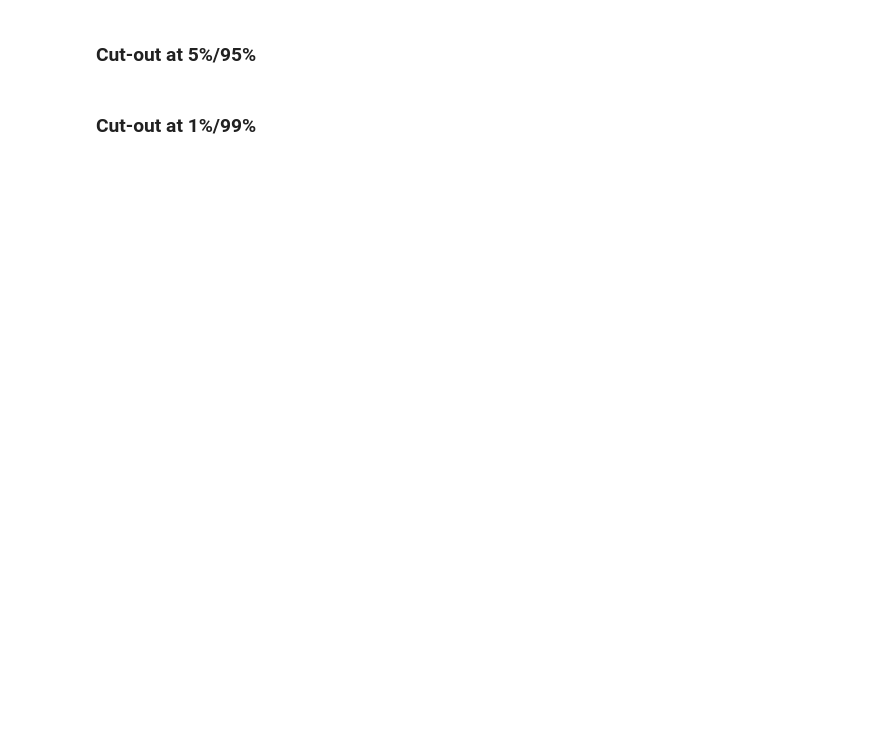
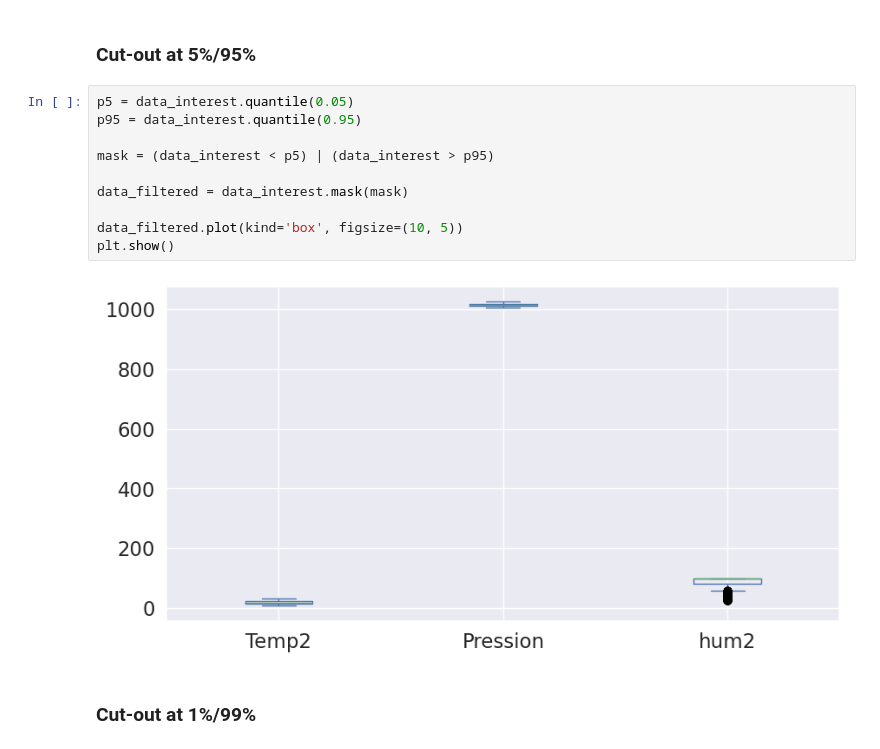
Before and after one commit to ZhangSanbaoo/School_Things, a Jupyter notebook: Dclean/exercise_outliers_meteo_data.ipynb, the cells around one changed output. Drawn from its saved outputs; the diff is of its cells as text; blank space fills up the shorter version.

```diff
--- a/Dclean/exercise_outliers_meteo_data.ipynb
+++ b/Dclean/exercise_outliers_meteo_data.ipynb
@@ -122,4 +186,16 @@ data_interest
 # %% [markdown]
 ### Cut-out at 5%/95%
+# %%
+p5 = data_interest.quantile(0.05)
+p95 = data_interest.quantile(0.95)
+
+mask = (data_interest < p5) | (data_interest > p95)
+
+data_filtered = data_interest.mask(mask)
+
+data_filtered.plot(kind='box', figsize=(10, 5))
+plt.show()
+# %% [output]
+[figure, added]
 # %% [markdown]
 ### Cut-out at 1%/99%
```
Also changed, not shown: parts of 9 cells of this notebook.
